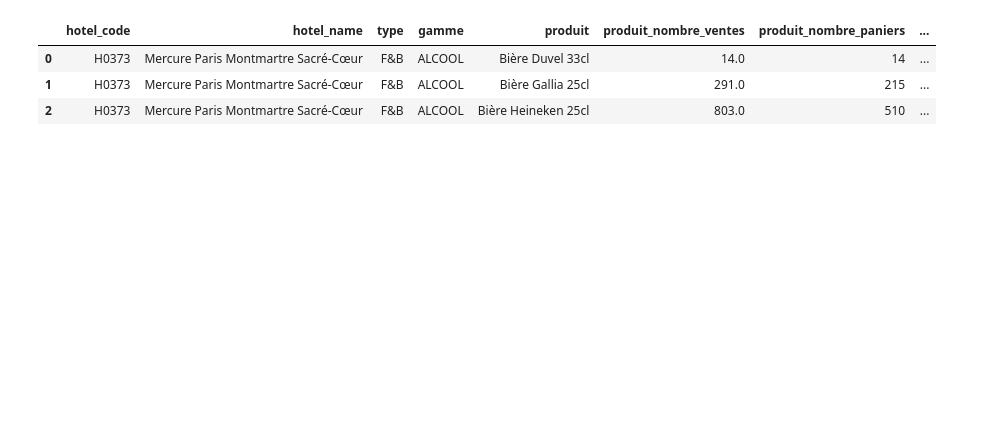
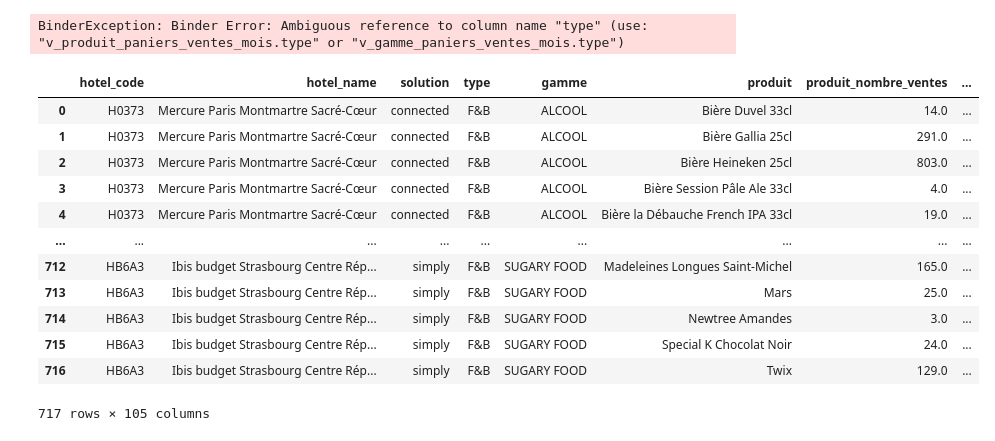
Before and after one commit to klaghmari-github/hotels, a Jupyter notebook: accor/main.ipynb, the cells around one changed output. Saved outputs shown, nothing was run; the diff lists cells and outputs as text; code cells hidden in the pictures; blank space fills up the shorter version.

```diff
--- a/accor/main.ipynb
+++ b/accor/main.ipynb
@@ -533,7 +547,28 @@ self.view_df("v_nombre_mois").head(3)
 # %%
+self.drop_if_exists_view("v_sales_model_base")
+self._v_sales_model_base = None
 self.v_sales_model_base.head(3)
 # %% [output]
-|  | hotel_code | hotel_name | type | gamme | produit | produit_nombre_ventes | produit_nombre_paniers | ... |
-| 0 | H0373 | Mercure Paris Montmartre Sacré-Cœur | F&B | ALCOOL | Bière Duvel 33cl | 14.0 | 14 | ... |
-| 1 | H0373 | Mercure Paris Montmartre Sacré-Cœur | F&B | ALCOOL | Bière Gallia 25cl | 291.0 | 215 | ... |
-| 2 | H0373 | Mercure Paris Montmartre Sacré-Cœur | F&B | ALCOOL | Bière Heineken 25cl | 803.0 | 510 | ... |
+BinderException: Binder Error: Ambiguous reference to column name "type" (use: "v_produit_paniers_ventes_mois.type" or "v_gamme_paniers_ventes_mois.type")
+# %%
+self.con.sql("""
+SELECT
+    *,
+
+FROM
+    v_sales_model_base
+""").to_df()
+# %% [output]
+|  | hotel_code | hotel_name | solution | type | gamme | produit | produit_nombre_ventes | ... |
+| 0 | H0373 | Mercure Paris Montmartre Sacré-Cœur | connected | F&B | ALCOOL | Bière Duvel 33cl | 14.0 | ... |
+| 1 | H0373 | Mercure Paris Montmartre Sacré-Cœur | connected | F&B | ALCOOL | Bière Gallia 25cl | 291.0 | ... |
+| 2 | H0373 | Mercure Paris Montmartre Sacré-Cœur | connected | F&B | ALCOOL | Bière Heineken 25cl | 803.0 | ... |
+| 3 | H0373 | Mercure Paris Montmartre Sacré-Cœur | connected | F&B | ALCOOL | Bière Session Pâle Ale 33cl | 4.0 | ... |
+| 4 | H0373 | Mercure Paris Montmartre Sacré-Cœur | connected | F&B | ALCOOL | Bière la Débauche French IPA 33cl | 19.0 | ... |
+| ... | ... | ... | ... | ... | ... | ... | ... | ... |
+| 712 | HB6A3 | Ibis budget Strasbourg Centre Rép... | simply | F&B | SUGARY FOOD | Madeleines Longues Saint-Michel | 165.0 | ... |
+| 713 | HB6A3 | Ibis budget Strasbourg Centre Rép... | simply | F&B | SUGARY FOOD | Mars | 25.0 | ... |
+| 714 | HB6A3 | Ibis budget Strasbourg Centre Rép... | simply | F&B | SUGARY FOOD | Newtree Amandes | 3.0 | ... |
+| 715 | HB6A3 | Ibis budget Strasbourg Centre Rép... | simply | F&B | SUGARY FOOD | Special K Chocolat Noir | 24.0 | ... |
+| 716 | HB6A3 | Ibis budget Strasbourg Centre Rép... | simply | F&B | SUGARY FOOD | Twix | 129.0 | ... |
+717 rows × 105 columns
```
Also changed, not shown: parts of 5 cells of this notebook, 4 other files.
